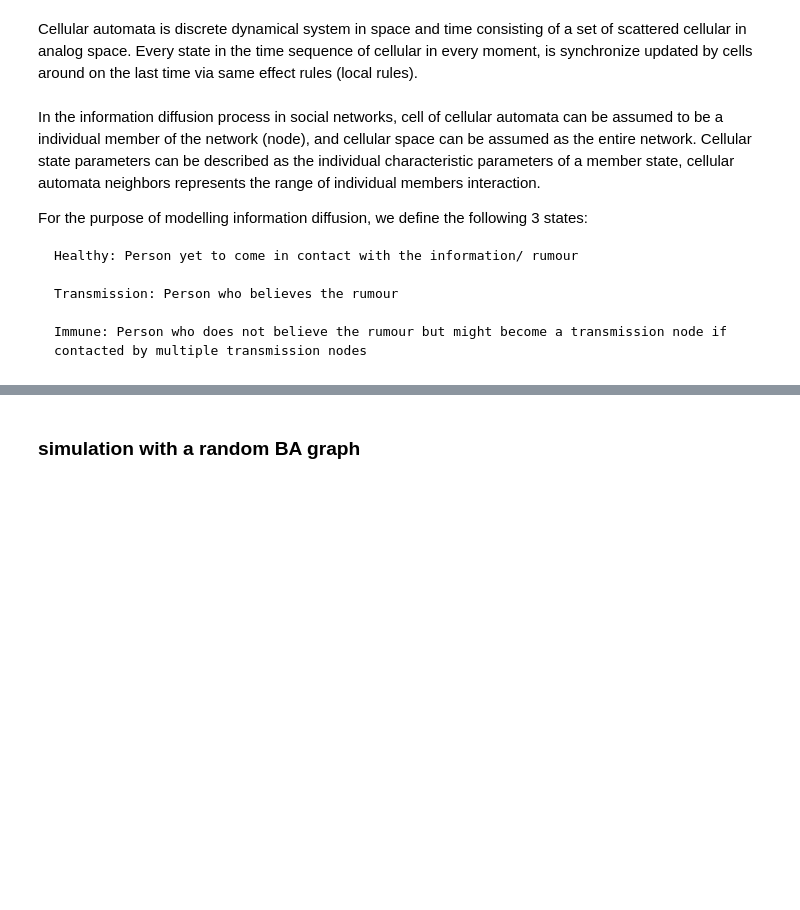
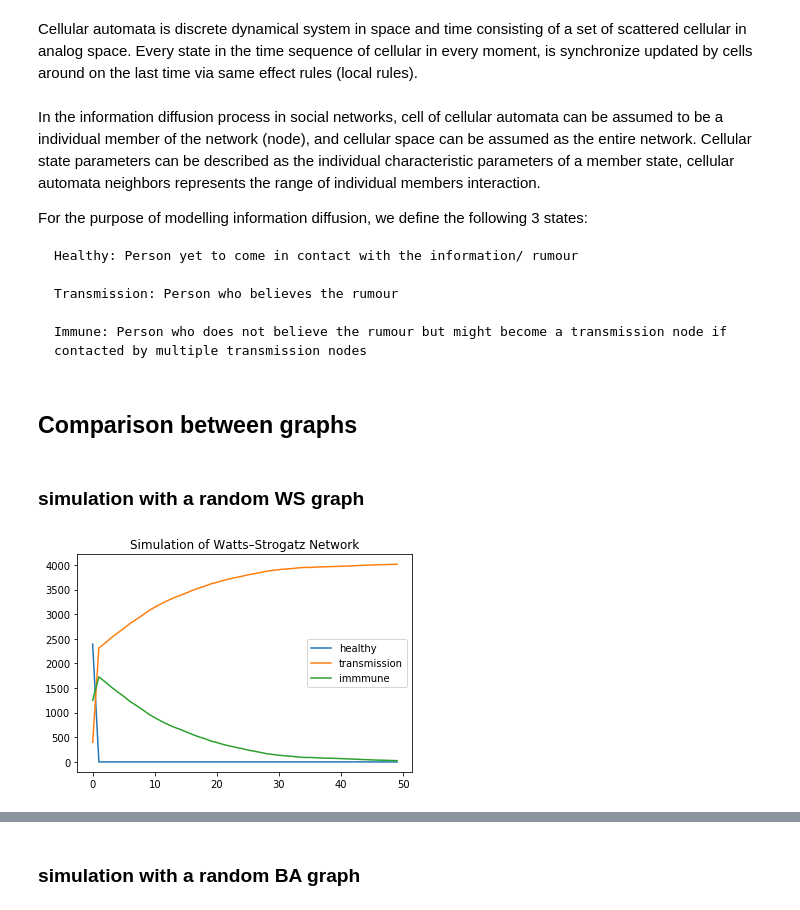
Before and after one commit to asrayousuf/InformationDiffusion, a Jupyter notebook: notebooks/Part-0-CA-Network.ipynb, the cells around one changed output, grey strips where cells are left out. Saved outputs shown, nothing was run; the diff lists cells and outputs as text; code cells hidden in the pictures; blank space fills up the shorter version.

```diff
--- a/notebooks/Part-0-CA-Network.ipynb
+++ b/notebooks/Part-0-CA-Network.ipynb
@@ -24,13 +24,16 @@ TRANSMISSION = 1
 IMMUNE = 2 # immune & inactive
 
 class social_network():
-    def __init__(self,  alpha=0.1,beta=0.3, n = 4039,name = "ws"):
+    def __init__(self,  alpha=0.1,beta=0.3, n = 4039,name = "ws",k = 57, p=0.5,m = 6):
         # Generation of random graphs
         if name == "ws":# Watts–Strogatz Graph
+            self.name = "Watts–Strogatz"
             self.graph = nx.watts_strogatz_graph(n, k = 57, p=0.5)
         elif name == "ba":# Barabási–Albert Graph
+            self.name = "Barabási–Albert"
             self.graph = nx.barabasi_albert_graph(n, m = 6)
         elif name == "real": # The social network data from facebook
+            self.name = "Social Network"
             self.graph,n = self.read_graph(filename = "../data/facebook_combined.txt")
 
         init_dist=np.random.choice([TRANSMISSION,IMMUNE,HEALTH],
@@ -118,3 +121,15 @@ class social_network():
         for i in range(n - 1):
             cnt_list.append(self.one_step(p1))
         return cnt_list
+# %% [markdown]
+## Comparison between graphs
+# %%
+def plot_simulation(graph, iteration_num = 50):
+    x=list(range(0,iteration_num))
+    records=np.array(graph.iteration(n = iteration_num))
+    plt.plot(x, records[:,0].tolist(),label="healthy")
+    plt.plot(x, records[:,1].tolist(),label="transmission")
+    plt.plot(x, records[:,2].tolist(),label="immmune")
+    plt.legend()
+    plt.title("Simulation of {} Network".format(graph.name))
+    return records
@@ -120,0 +140,7 @@ class social_network():
+# %% [markdown]
+### simulation with a random WS graph
+# %%
+# ws graph
+WSrecords = plot_simulation(social_network(name ="ws",alpha=0.1,beta=0.3, n = 4039))
+# %% [output]
+[figure, added]
```
Also changed, not shown: parts of 12 cells of this notebook.
